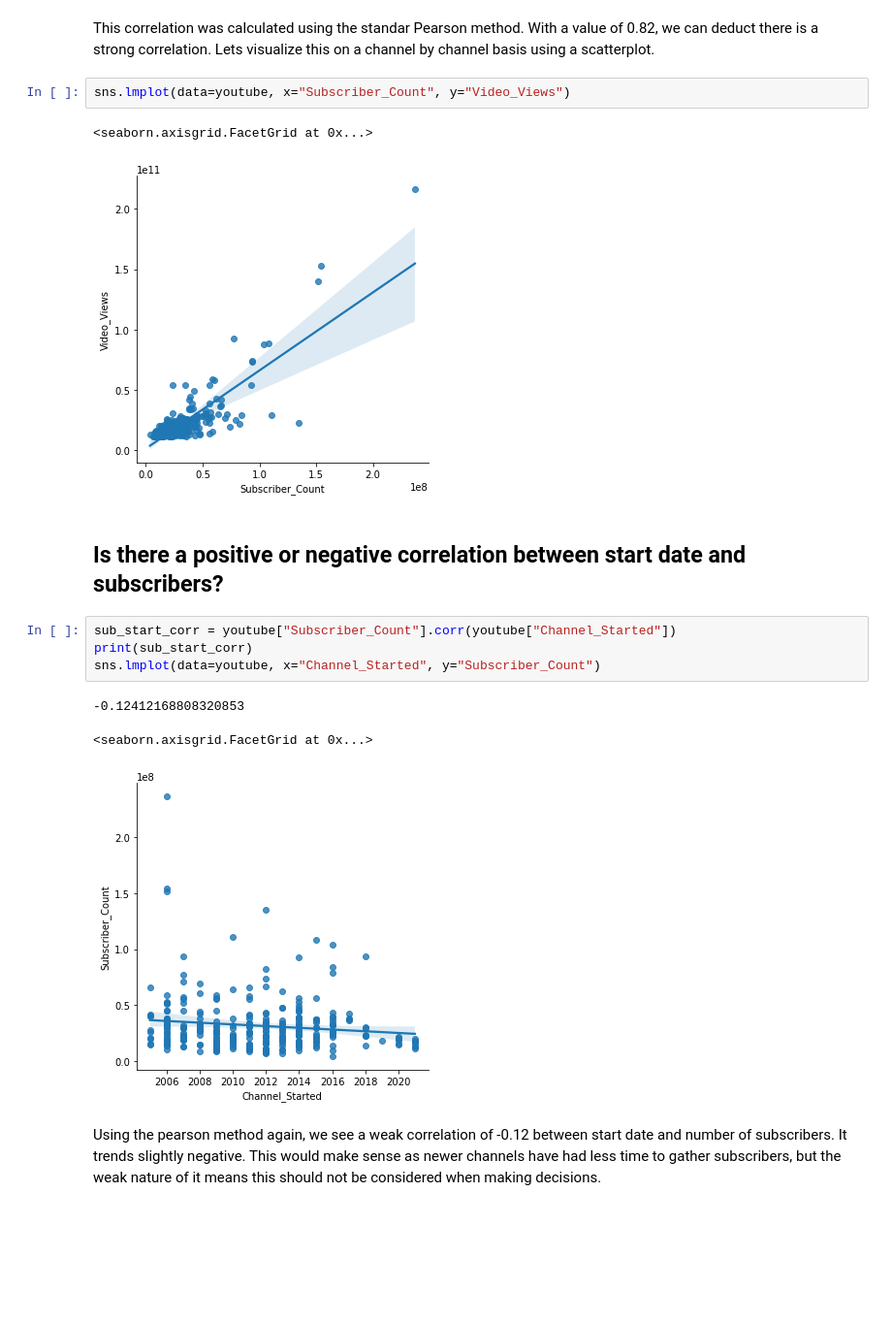
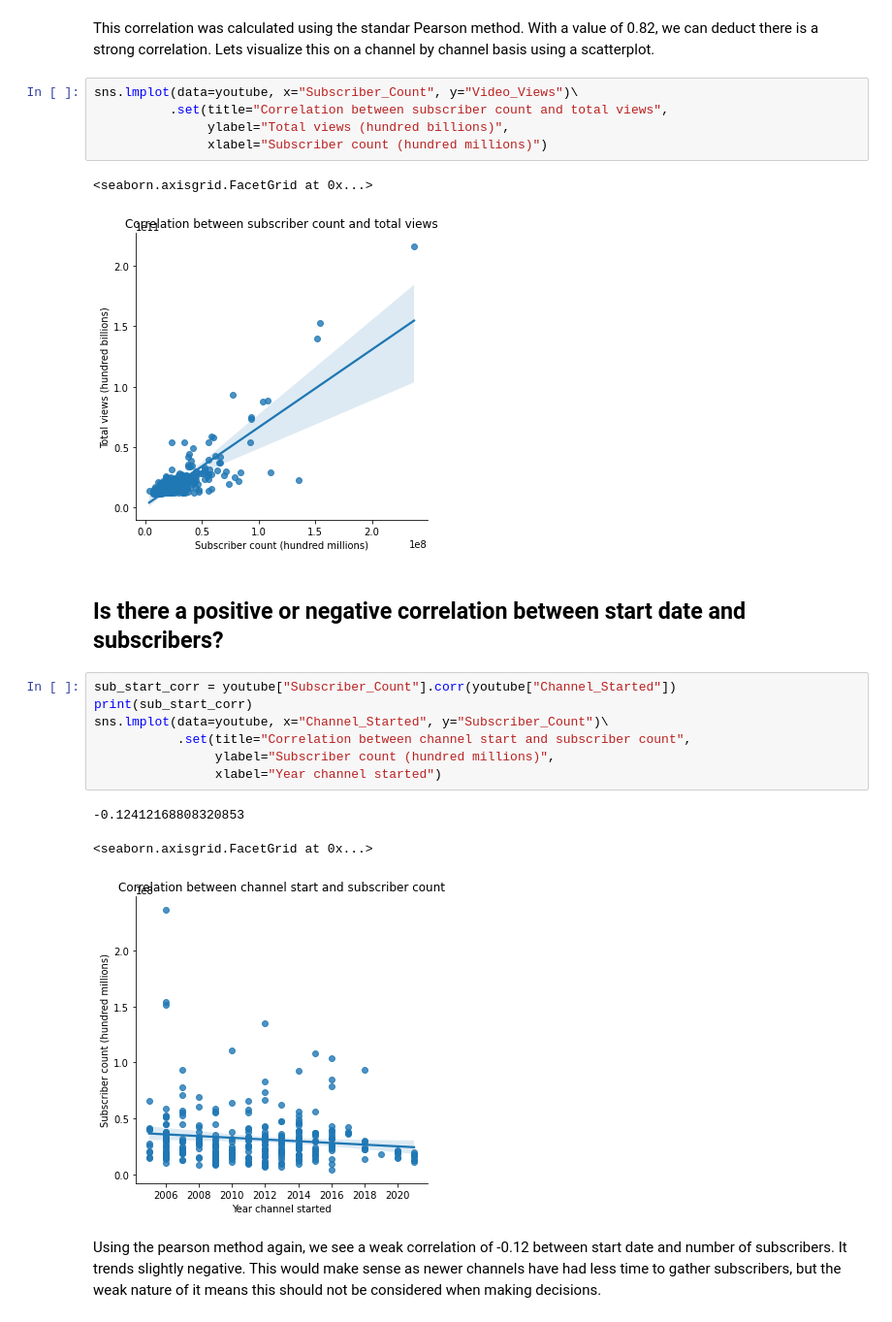
Before and after one commit to Joseph-Shelton/Youtube-Top-300-Analysis, a Jupyter notebook: Youtube300.ipynb, the cells around one changed output. Shown at 97% size. Saved outputs shown, nothing was run; the diff lists cells and outputs as text; blank space fills up the shorter version.

Commit message:
Format Improvement - Graphs
Went back through all the graphs and added titles and labels to help clearly convey the data.

```diff
--- a/Youtube300.ipynb
+++ b/Youtube300.ipynb
@@ -190,20 +194,26 @@ print(sub_views_corr)
 # %% [markdown]
 This correlation was calculated using the standar Pearson method. With a value of 0.82, we can deduct there is a strong correlation. Lets visualize this on a channel by channel basis using a scatterplot.
 # %%
-sns.lmplot(data=youtube, x="Subscriber_Count", y="Video_Views")
+sns.lmplot(data=youtube, x="Subscriber_Count", y="Video_Views")\
+          .set(title="Correlation between subscriber count and total views",
+               ylabel="Total views (hundred billions)",
+               xlabel="Subscriber count (hundred millions)")
 # %% [output]
 <seaborn.axisgrid.FacetGrid at 0x...>
-[figure, old version]
+[figure, new version]
 # %% [markdown]
 ## Is there a positive or negative correlation between start date and subscribers?
 # %%
 sub_start_corr = youtube["Subscriber_Count"].corr(youtube["Channel_Started"])
 print(sub_start_corr)
-sns.lmplot(data=youtube, x="Channel_Started", y="Subscriber_Count")
+sns.lmplot(data=youtube, x="Channel_Started", y="Subscriber_Count")\
+           .set(title="Correlation between channel start and subscriber count",
+                ylabel="Subscriber count (hundred millions)",
+                xlabel="Year channel started")
 # %% [output]
 -0.12412168808320853
 <seaborn.axisgrid.FacetGrid at 0x...>
-[figure, old version]
+[figure, new version]
 # %% [markdown]
 Using the pearson method again, we see a weak correlation of -0.12 between start date and number of subscribers. It trends slightly negative. This would make sense as newer channels have had less time to gather subscribers, but the weak nature of it means this should not be considered when making decisions.
 # %% [markdown]
```
Also changed, not shown: parts of 4 cells of this notebook.
